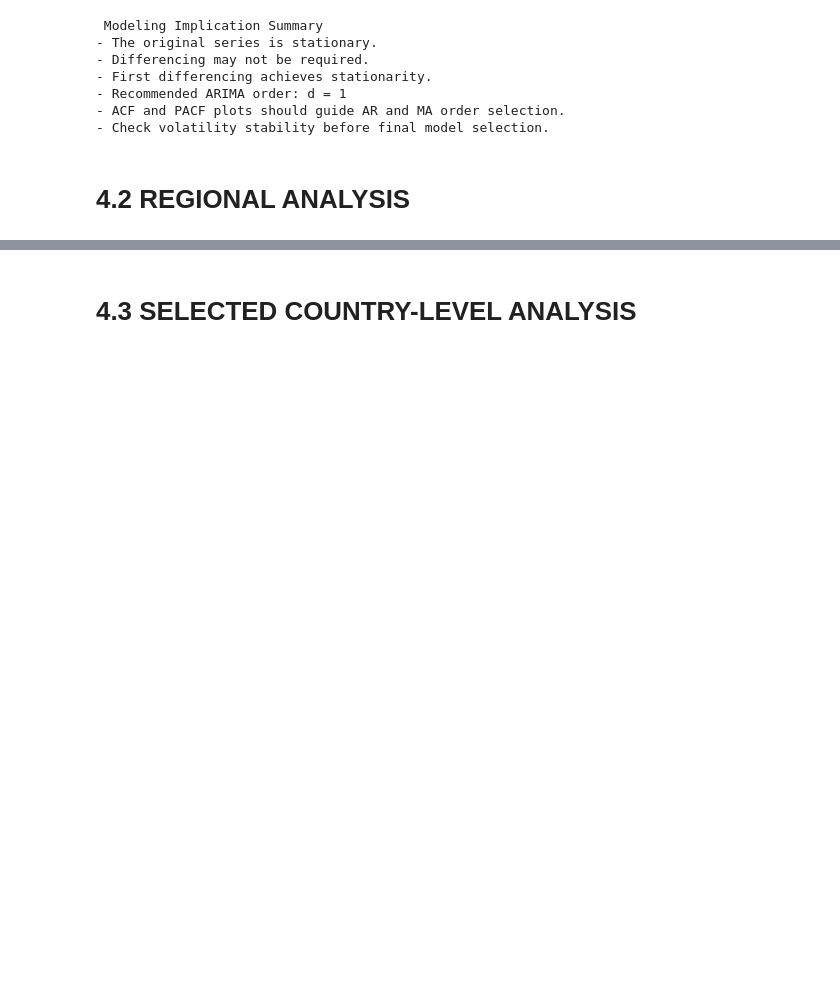
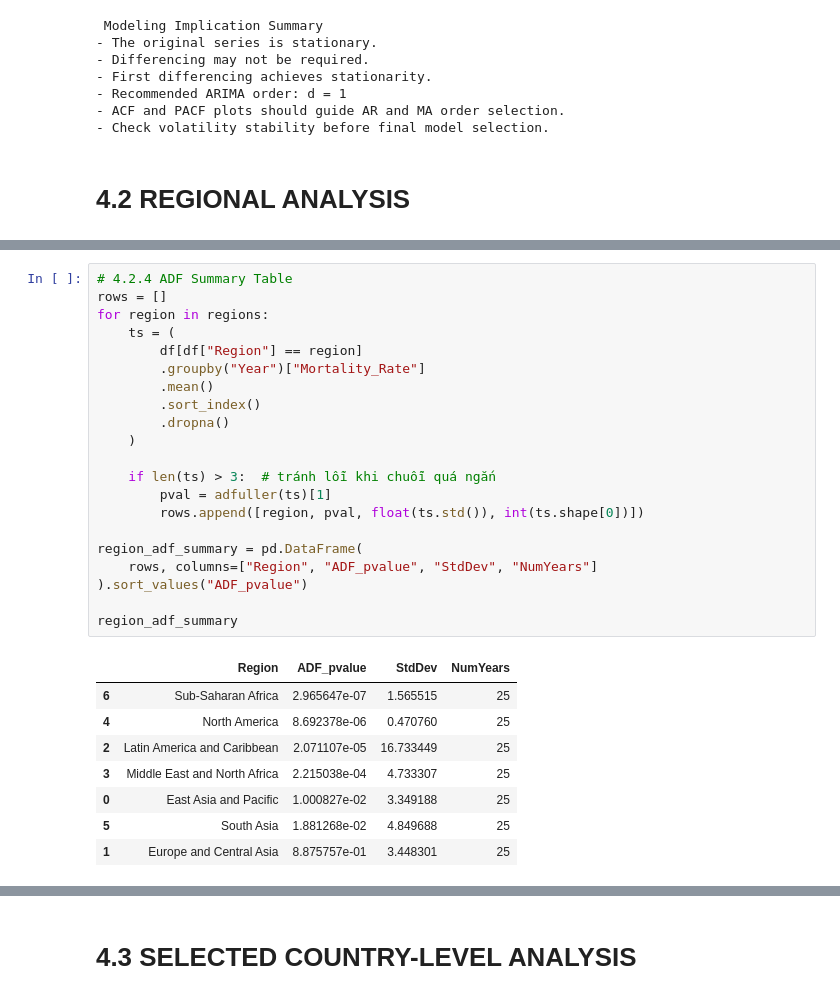
Before and after one commit to NgocMypzg/Mortality_Rate_Forecasting, a Jupyter notebook: notebook/eda.ipynb, the cells around one changed output, grey strips where cells are left out. Saved outputs shown, nothing was run; the diff lists cells and outputs as text; blank space fills up the shorter version.

```diff
--- a/notebook/eda.ipynb
+++ b/notebook/eda.ipynb
@@ -282,0 +232,30 @@ for region in top_regions:
+# %%
+# 4.2.4 ADF Summary Table
+rows = []
+for region in regions:
+    ts = (
+        df[df["Region"] == region]
+        .groupby("Year")["Mortality_Rate"]
+        .mean()
+        .sort_index()
+        .dropna()
+    )
+
+    if len(ts) > 3:  # tránh lỗi khi chuỗi quá ngắn
+        pval = adfuller(ts)[1]
+        rows.append([region, pval, float(ts.std()), int(ts.shape[0])])
+
+region_adf_summary = pd.DataFrame(
+    rows, columns=["Region", "ADF_pvalue", "StdDev", "NumYears"]
+).sort_values("ADF_pvalue")
+
+region_adf_summary
+# %% [output]
+|  | Region | ADF_pvalue | StdDev | NumYears |
+| 6 | Sub-Saharan Africa | 2.965647e-07 | 1.565515 | 25 |
+| 4 | North America | 8.692378e-06 | 0.470760 | 25 |
+| 2 | Latin America and Caribbean | 2.071107e-05 | 16.733449 | 25 |
+| 3 | Middle East and North Africa | 2.215038e-04 | 4.733307 | 25 |
+| 0 | East Asia and Pacific | 1.000827e-02 | 3.349188 | 25 |
+| 5 | South Asia | 1.881268e-02 | 4.849688 | 25 |
+| 1 | Europe and Central Asia | 8.875757e-01 | 3.448301 | 25 |
```
Also changed, not shown: parts of 2 cells of this notebook.
